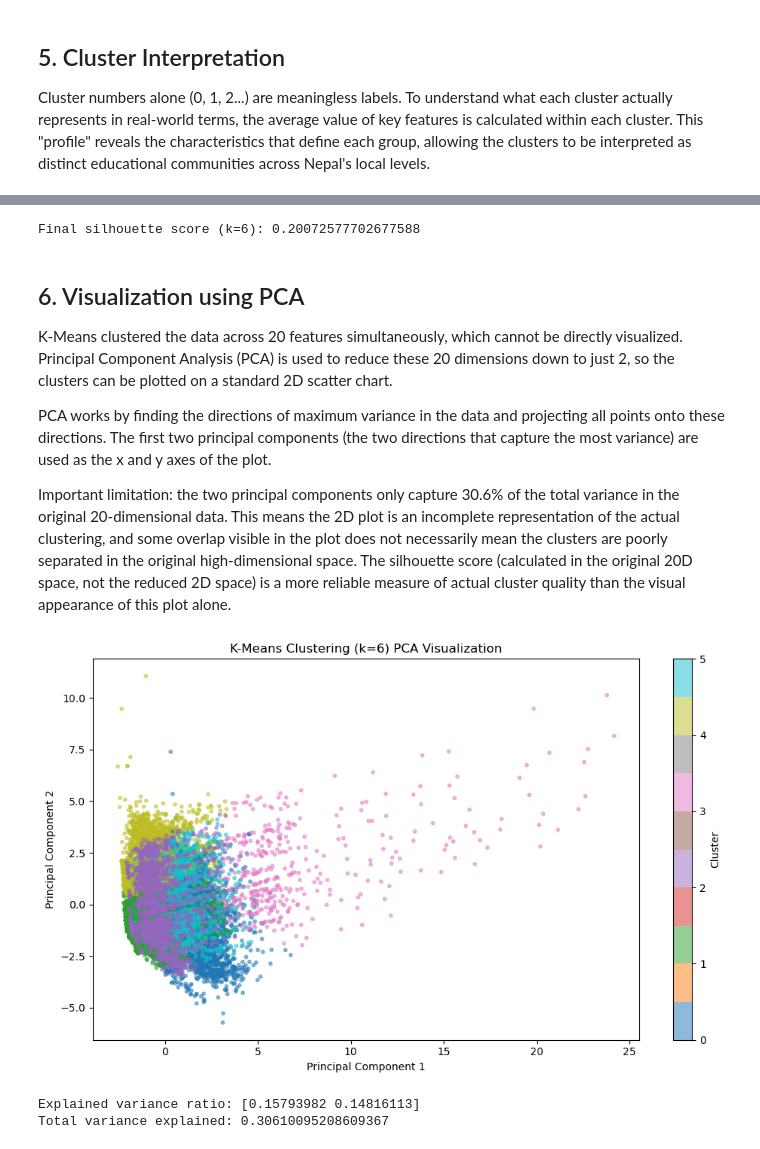
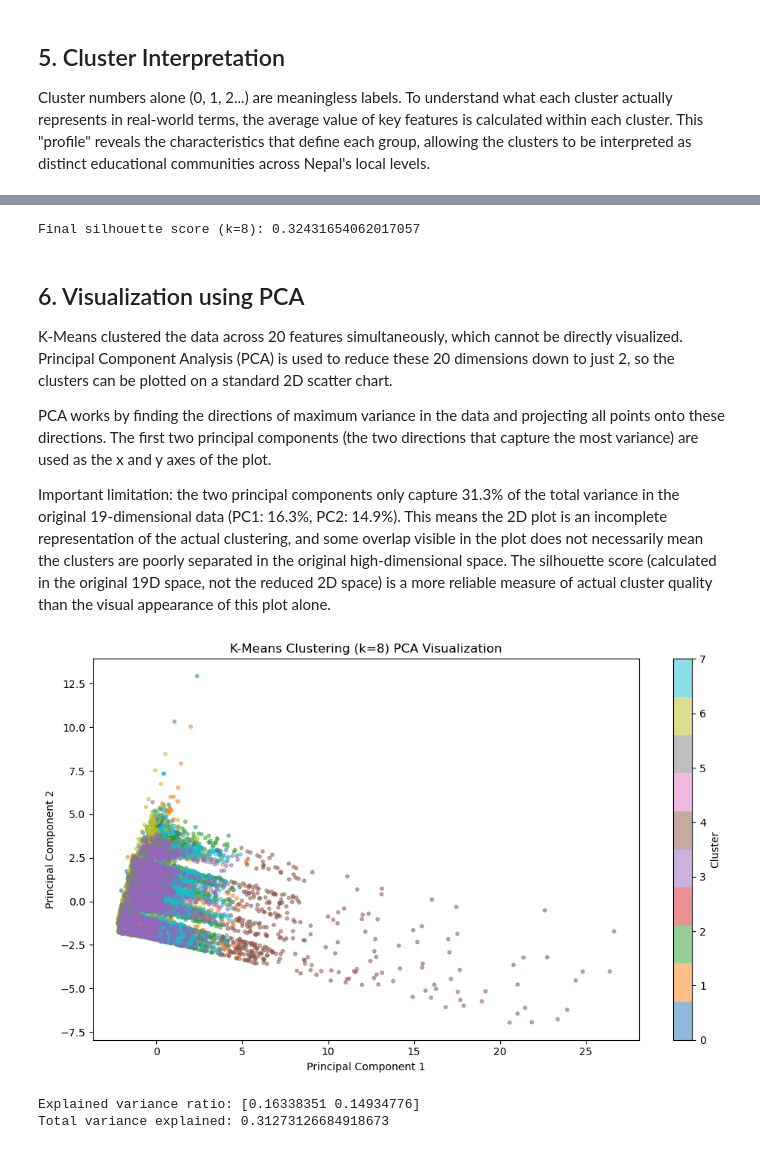
Before and after one commit to Prajit208/CSC61304-Group11-ML, a Jupyter notebook: notebooks/kmeansclustering.ipynb, the cells around one changed output, grey strips where cells are left out. Saved outputs shown, nothing was run; the diff lists cells and outputs as text; code cells hidden in the pictures.

Commit message:
some changes and visulization for k - means

```diff
--- a/notebooks/kmeansclustering.ipynb
+++ b/notebooks/kmeansclustering.ipynb
@@ -31,6 +31,7 @@ df.head()
 Since K-Means is unsupervised, it does not use a target variable at all. Including high_illiteracy_risk as a feature would hand the model the answer directly, causing it to cluster based on the label rather than discovering genuine patterns from the education and attendance features. The target column is dropped before any further processing.
 # %%
 # k-means is a unsupervised model, sp remove the target variable illiteracy_risk
-X=df.drop(columns=['high_illiteracy_risk'])
+X=df.drop(columns=['high_illiteracy_risk','never_attending_rate'])
+
 X.shape
 # %% [output]
@@ -130,7 +124,7 @@ Two key parameters are set:
 
 The resulting cluster labels (0 through 5) are added back to the original dataframe as a new column, so the clusters can be analyzed and interpreted alongside the original features.
 # %%
-model_kmeans=KMeans(n_clusters=6,random_state=42,n_init=10) # k =6, n_int=10 means model runs 10 time on 10 random starting point
+model_kmeans=KMeans(n_clusters=8,random_state=42,n_init=10) # k =8, n_int=10 means model runs 10 time on 10 random starting point
 cluster_labels = model_kmeans.fit_predict(X_scaled)
 df['cluster'] = cluster_labels
 print(df['cluster'].value_counts())
@@ -173,6 +169,6 @@ cluster
 from sklearn.metrics import silhouette_score
 
 final_silhouette = silhouette_score(X_scaled, cluster_labels)
-print("Final silhouette score (k=6):", final_silhouette)
+print("Final silhouette score (k=8):", final_silhouette)
 # %% [output]
-Final silhouette score (k=6): 0.20072577702677588
+Final silhouette score (k=8): 0.32431654062017057
@@ -183,29 +189,29 @@ K-Means clustered the data across 20 features simultaneously, which cannot be di
 
 PCA works by finding the directions of maximum variance in the data and projecting all points onto these directions. The first two principal components (the two directions that capture the most variance) are used as the x and y axes of the plot.
 
-Important limitation: the two principal components only capture 30.6% of the total variance in the original 20-dimensional data. This means the 2D plot is an incomplete representation of the actual clustering, and some overlap visible in the plot does not necessarily mean the clusters are poorly separated in the original high-dimensional space. The silhouette score (calculated in the original 20D space, not the reduced 2D space) is a more reliable measure of actual cluster quality than the visual appearance of this plot alone.
+Important limitation: the two principal components only capture 31.3% of the total variance in the original 19-dimensional data (PC1: 16.3%, PC2: 14.9%). This means the 2D plot is an incomplete representation of the actual clustering, and some overlap visible in the plot does not necessarily mean the clusters are poorly separated in the original high-dimensional space. The silhouette score (calculated in the original 19D space, not the reduced 2D space) is a more reliable measure of actual cluster quality than the visual appearance of this plot alone.
 # %%
 from sklearn.decomposition import PCA
 import matplotlib.pyplot as plt
 
 # Reduce to 2 dimensions for visualization
 pca = PCA(n_components=2)
 X_pca = pca.fit_transform(X_scaled)
 
 # Plot
 plt.figure(figsize=(10, 6))
 scatter = plt.scatter(X_pca[:, 0], X_pca[:, 1], c=cluster_labels, cmap='tab10', alpha=0.5, s=10)
 plt.colorbar(scatter, label='Cluster')
-plt.title('K-Means Clustering (k=6) PCA Visualization')
+plt.title('K-Means Clustering (k=8) PCA Visualization')
 plt.xlabel('Principal Component 1')
 plt.ylabel('Principal Component 2')
 plt.tight_layout()
 plt.savefig('../results/kmeans_clusters.png', dpi=150)
 plt.show()
 
 print("Explained variance ratio:", pca.explained_variance_ratio_)
 print("Total variance explained:", sum(pca.explained_variance_ratio_))
 # %% [output]
-[figure, old version]
+[figure, new version]
-Explained variance ratio: [0.15793982 0.14816113]
-Total variance explained: 0.30610095208609367
+Explained variance ratio: [0.16338351 0.14934776]
+Total variance explained: 0.31273126684918673
```
Also changed, not shown: parts of 15 cells of this notebook.
